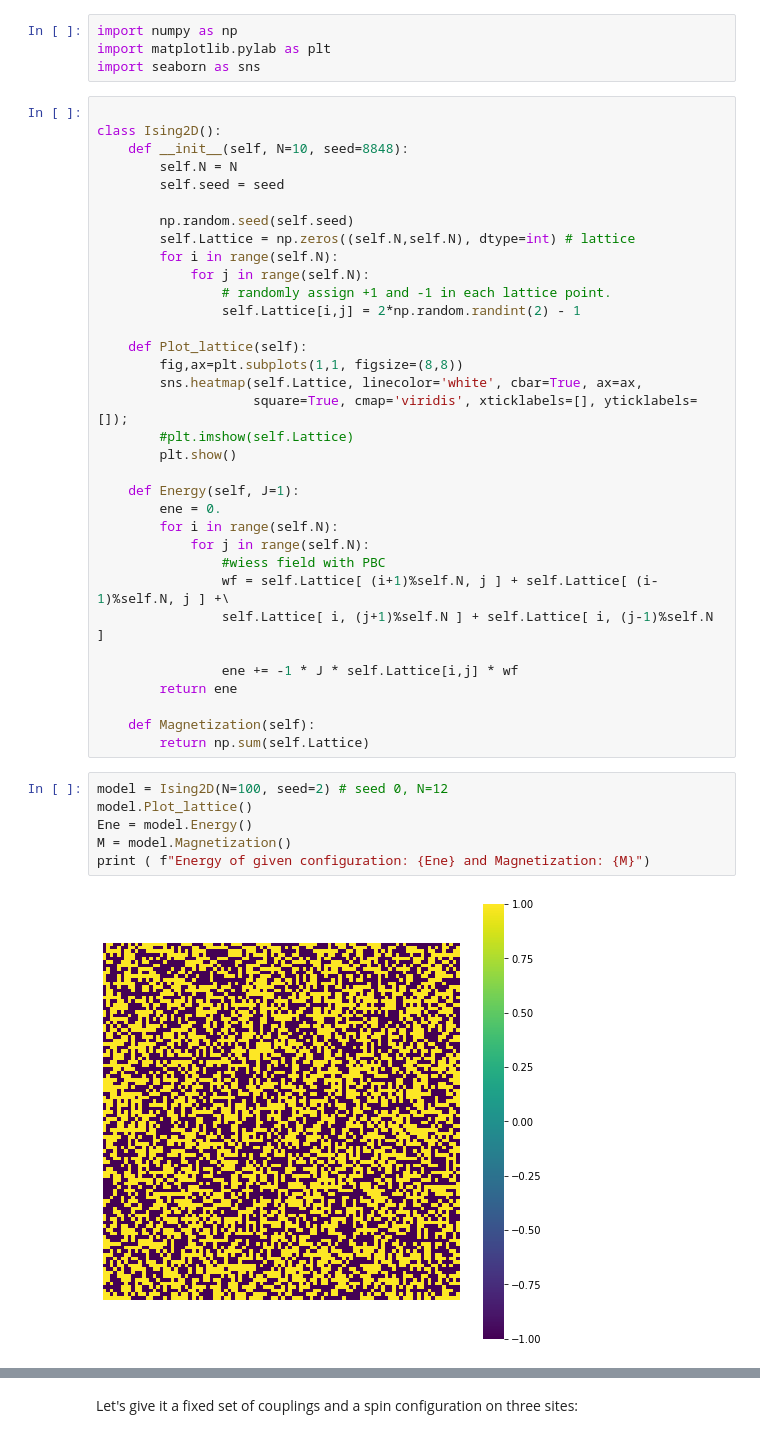
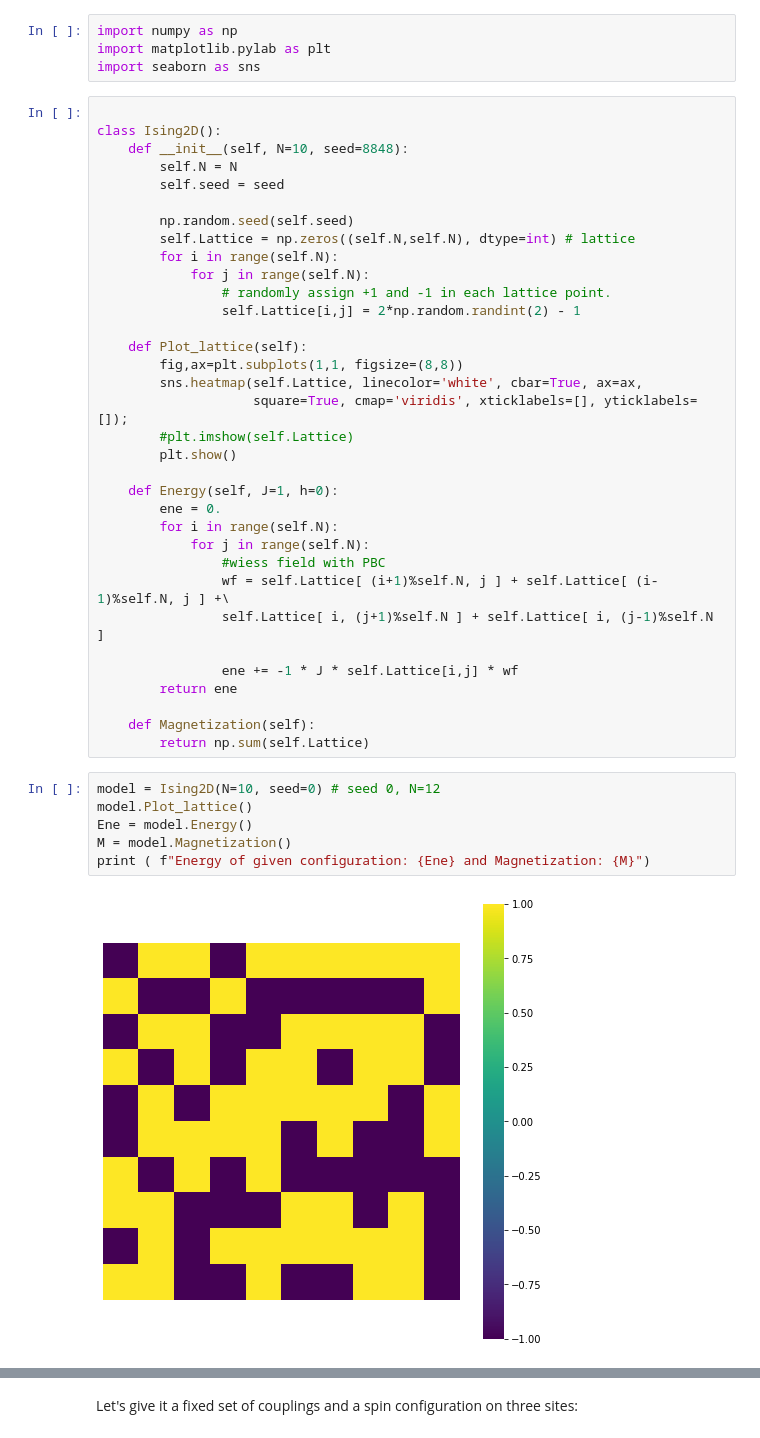
Before and after one commit to quantumyatra/QuantumMachineLearning, a Jupyter notebook: notebooks/04_Classical_and_Quantum_Many-Body_Physics.ipynb, the cells around one changed output, grey strips where cells are left out. Saved outputs shown, nothing was run; the diff lists cells and outputs as text.

```diff
--- a/notebooks/04_Classical_and_Quantum_Many-Body_Physics.ipynb
+++ b/notebooks/04_Classical_and_Quantum_Many-Body_Physics.ipynb
@@ -61,7 +65,7 @@ class Ising2D():
         #plt.imshow(self.Lattice)
         plt.show()
 
-    def Energy(self, J=1):
+    def Energy(self, J=1, h=0):
         ene = 0.
         for i in range(self.N):
             for j in range(self.N):
@@ -75,10 +79,10 @@ class Ising2D():
     def Magnetization(self):
         return np.sum(self.Lattice)
 # %%
-model = Ising2D(N=100, seed=2) # seed 0, N=12
+model = Ising2D(N=10, seed=0) # seed 0, N=12
 model.Plot_lattice()
 Ene = model.Energy()
 M = model.Magnetization()
 print ( f"Energy of given configuration: {Ene} and Magnetization: {M}")
 # %% [output]
-[figure, old version]
+[figure, new version]
```
Also changed, not shown: parts of 36 cells of this notebook.
